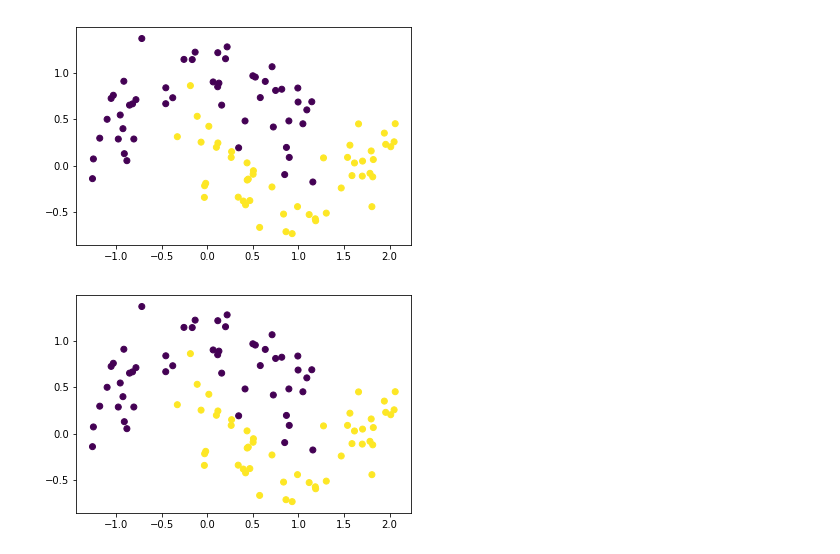
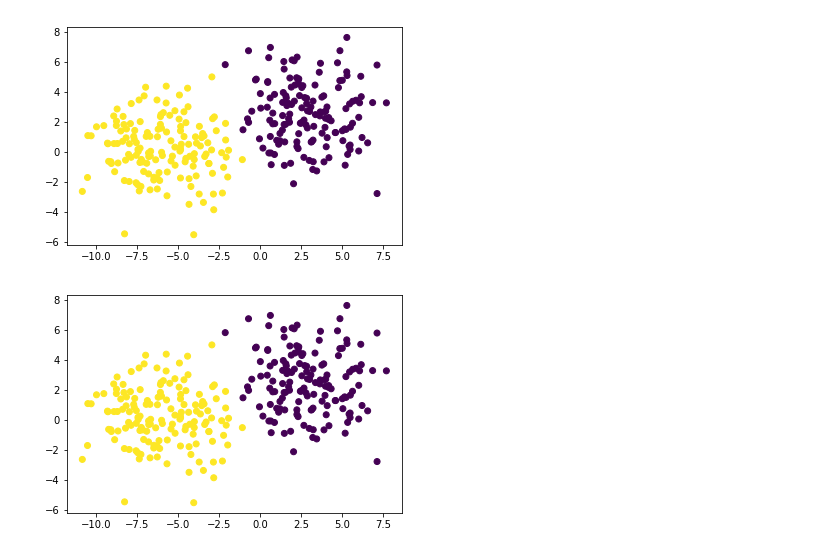
Before and after one commit to vivante/MachineLearning, a Jupyter notebook: assignment3/data-generate.ipynb, the cells around one changed output. Drawn from its saved outputs; the diff is of its cells as text; code cells hidden in the pictures.

Commit message:
perceptron use new data

```diff
--- a/assignment3/data-generate.ipynb
+++ b/assignment3/data-generate.ipynb
@@ -7,7 +7,7 @@ import pandas as pd
 # %%
 def make_data(num_samples, data_type='blobs'):
     if data_type == 'blobs':
-        x, y = make_blobs(n_samples=num_samples, n_features=2, centers=2, cluster_std=3)
+        x, y = make_blobs(n_samples=num_samples, n_features=2, centers=2, cluster_std=2)
     elif data_type == 'moons':
         x, y = make_moons(num_samples, noise=0.2)
     dataset = np.concatenate((x, y.reshape((y.size, 1))), axis=1)
@@ -21,13 +21,13 @@ def plot_data(x, y):
     plt.scatter(x[:, 0], x[:, 1], c=y)
     plt.show()
 # %%
-data = make_data(100, 'moons')
+data = make_data(300)
 plot_data(data[:, [0, 1]], data[:, -1])
 # %% [output]
-[figure, old version]
+[figure, new version]
 # %%
 save_data(data, './data/dataset.temp.csv', ['%.18f', '%.18f', '%d'])
 # %%
 plot_data(data[:, [0, 1]], data[:, -1])
 # %% [output]
-[figure, old version]
+[figure, new version]
```
Also changed, not shown: 2 other files.
